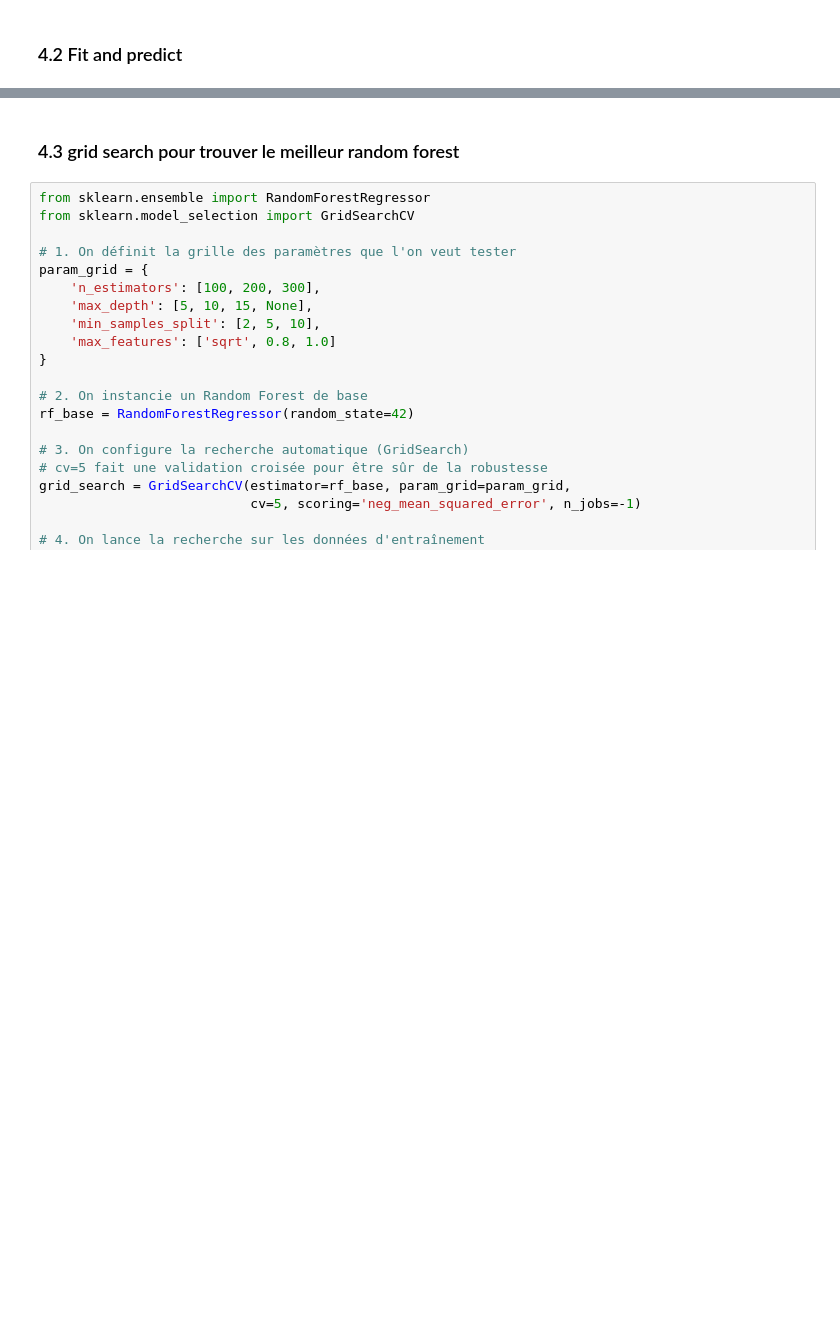
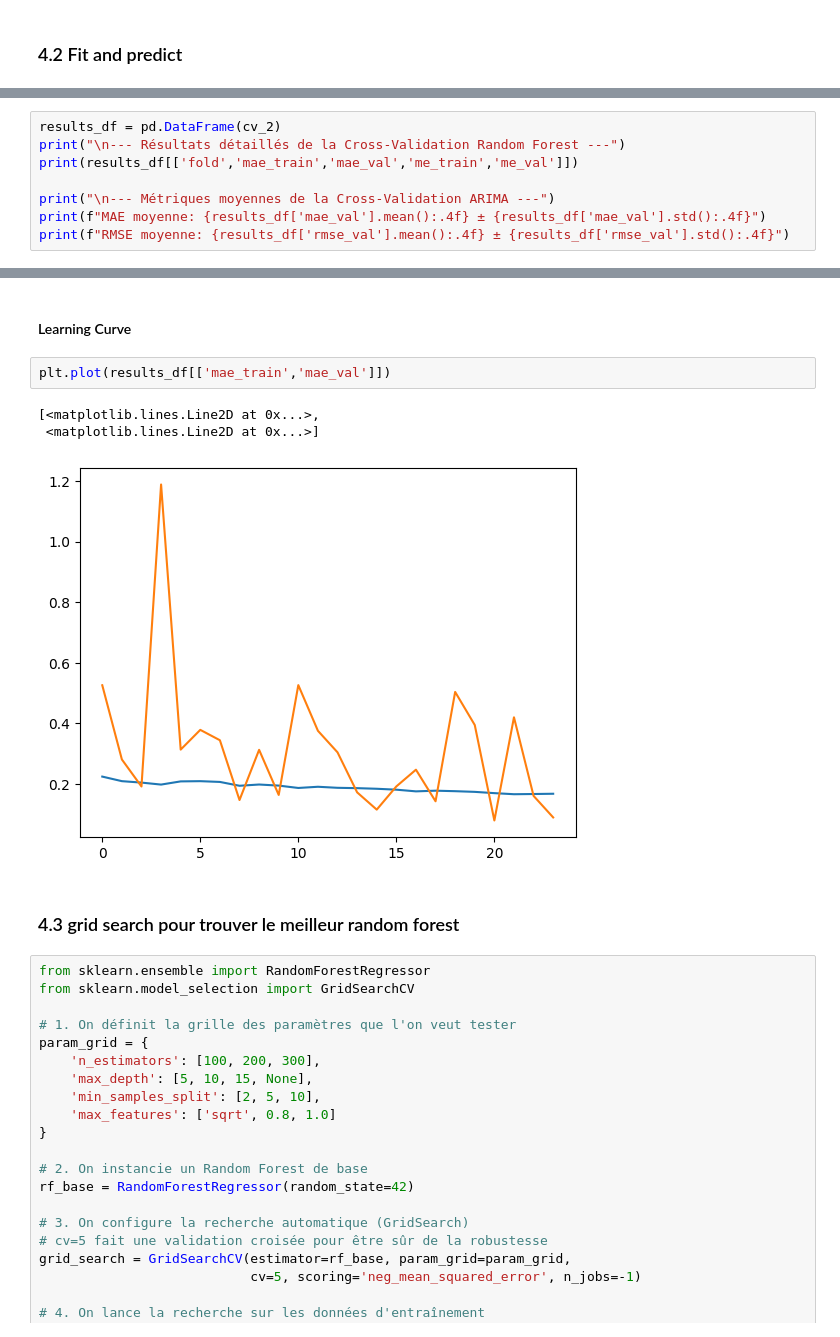
Before and after one commit to charourou/Projet_Hydrosense, a Jupyter notebook: notebooks/ML_evaluate_MRI.ipynb, the cells around one changed output, grey strips where cells are left out. Cells and saved outputs as stored; diff of their text form; blank space fills up the shorter version.

```diff
--- a/notebooks/ML_evaluate_MRI.ipynb
+++ b/notebooks/ML_evaluate_MRI.ipynb
@@ -465,0 +459,8 @@ plt.show()
+# %%
+results_df = pd.DataFrame(cv_2)
+print("\n--- Résultats détaillés de la Cross-Validation Random Forest ---")
+print(results_df[['fold','mae_train','mae_val','me_train','me_val']])
+
+print("\n--- Métriques moyennes de la Cross-Validation ARIMA ---")
+print(f"MAE moyenne: {results_df['mae_val'].mean():.4f} ± {results_df['mae_val'].std():.4f}")
+print(f"RMSE moyenne: {results_df['rmse_val'].mean():.4f} ± {results_df['rmse_val'].std():.4f}")
@@ -466,3 +485,11 @@ plt.show()
+# %% [markdown]
+#### Learning Curve
+# %%
+plt.plot(results_df[['mae_train','mae_val']])
+# %% [output]
+[<matplotlib.lines.Line2D at 0x...>,
+ <matplotlib.lines.Line2D at 0x...>]
+[figure, added]
 # %% [markdown]
 ### 4.3 grid search pour trouver le meilleur random forest
 # %%
```
Also changed, not shown: parts of 9 cells of this notebook.
